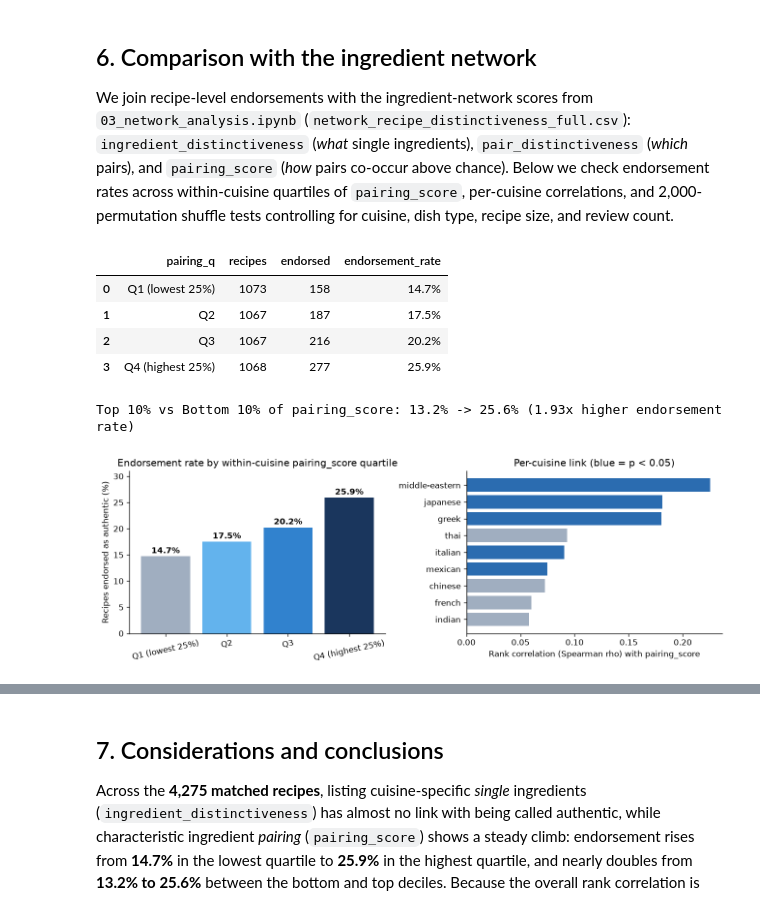
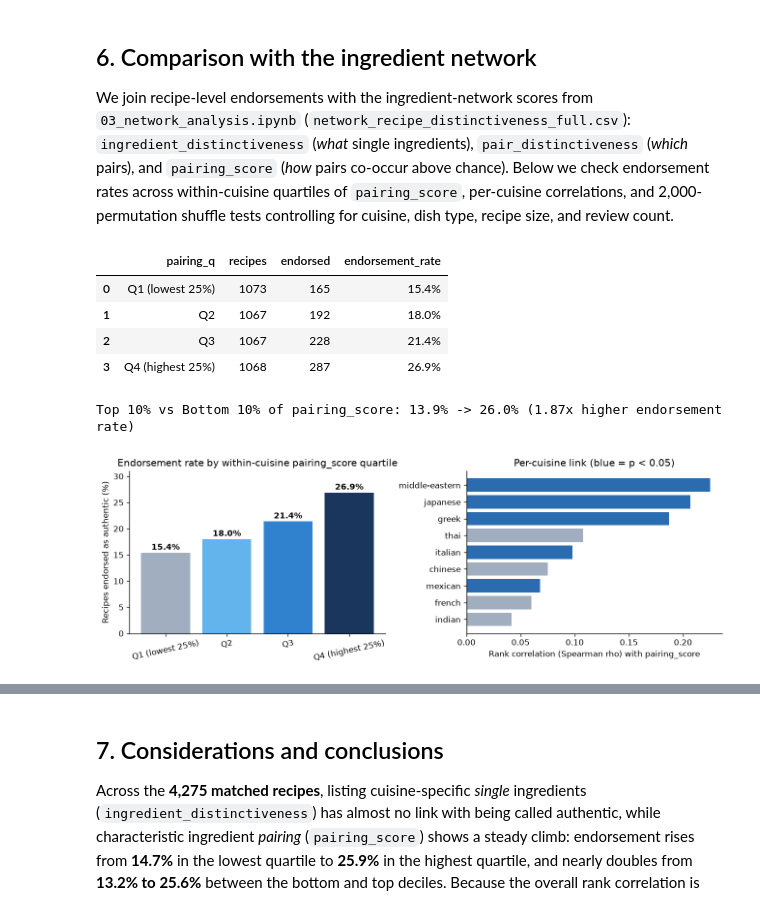
Before and after one commit to EstebanPerez99/cuisine-networks, a Jupyter notebook: notebooks/04_authenticity_review_analysis.ipynb, the cells around one changed output, grey strips where cells are left out. Drawn from its saved outputs; the diff is of its cells as text; code cells hidden in the pictures.

Commit message:
Run GTE embedding, KWIC flags, 5-fold CV, LogisticRegression, and network join live in notebook 04

```diff
--- a/notebooks/04_authenticity_review_analysis.ipynb
+++ b/notebooks/04_authenticity_review_analysis.ipynb
@@ -216,7 +313,22 @@ Sample of manually labeled HELD-OUT TEST reviews (3 positive, 3 negative):
 
 On the 100 unseen test reviews, the model reaches **94.1% precision (16/17)** and **72.7% recall (16/22; F1 = 0.821)**. Below we summarize its predictions across all **7,281** Word2Vec-filtered reviews.
 # %%
-pred_reviews = pd.read_csv(MODEL_DIR / "broad_review_predictions.csv")
+# Score all 7,281 Word2Vec-filtered reviews live with the fitted scaler & Logistic Regression
+# (uses cached GTE vectors if present for speed; otherwise embeds directly with embed_gte)
+pred_reviews = filtered_reviews.copy()
+cache_path = W2V_DIR / "gte_dictionary_review_vectors.npz"
+if cache_path.exists():
+    with np.load(cache_path) as cache:
+        idx = pd.Index(cache["ids"]).get_indexer(pred_reviews["review_id"])
+        assert (idx >= 0).all()
+        all_review_vecs = cache["vectors"][idx].astype(np.float32)
+else:
+    all_review_vecs = embed_gte(pred_reviews["full_review"].tolist(), batch_size=64)
+
+X_all = np.column_stack([all_review_vecs @ anchor_vectors.T, kwic_flags(pred_reviews["full_review"])])
+pred_reviews["score"] = clf.decision_function(scaler.transform(X_all) * WEIGHTS)
+pred_reviews["predicted_endorsement"] = pred_reviews["score"] >= cutoff
+
 n_pos_rev = int(pred_reviews["predicted_endorsement"].sum())
 n_pos_rec = int(pred_reviews.loc[pred_reviews["predicted_endorsement"], "recipe_id"].nunique())
 n_tot_rec = int(pred_reviews["recipe_id"].nunique())
@@ -284,12 +396,17 @@ def classify_title(title: str) -> str:
         return "drink"
     return "other"
 
-joined = pd.read_csv(MODEL_DIR / "giulia_recipe_join.csv")
-max_score = pred_reviews.groupby("recipe_id")["score"].max().rename("max_score")
+network = pd.read_csv(DATA / "network_recipe_distinctiveness_full.csv")
+recipe_preds = pred_reviews.groupby("recipe_id").agg(
+    matched_reviews=("review_id", "size"),
+    endorsing_reviews=("predicted_endorsement", "sum"),
+    max_score=("score", "max"),
+).reset_index()
+recipe_preds["predicted_endorsement"] = recipe_preds["endorsing_reviews"] > 0
+
 m = (
-    joined[joined["matched_reviews"] > 0]
+    network.merge(recipe_preds, on="recipe_id", how="inner")
     .merge(recipes[["recipe_id", "name", "n_ingredients"]], on="recipe_id", how="left")
-    .merge(max_score, on="recipe_id", how="left")
     .dropna(subset=["pairing_score"])
     .reset_index(drop=True)
 )
@@ -310,39 +427,39 @@ q_df = m.groupby("pairing_q", observed=False).agg(
 display(q_df.assign(endorsement_rate=lambda d: d["endorsement_rate"].map("{:.1%}".format)))
 
 d_rates = m.groupby("pairing_d", observed=False)["y"].mean()
 print(f"Top 10% vs Bottom 10% of pairing_score: {d_rates.iloc[0]:.1%} -> {d_rates.iloc[-1]:.1%} "
       f"({d_rates.iloc[-1]/d_rates.iloc[0]:.2f}x higher endorsement rate)")
 
 # Plot quartiles & per-cuisine correlations side-by-side
 fig, (ax1, ax2) = plt.subplots(1, 2, figsize=(11, 3.8))
 ax1.bar(q_df["pairing_q"], q_df["endorsement_rate"] * 100, color=["#a0aec0", "#63b3ed", "#3182ce", "#1a365d"])
 for i, v in enumerate(q_df["endorsement_rate"] * 100):
     ax1.text(i, v + 0.6, f"{v:.1f}%", ha="center", fontweight="bold")
 ax1.set_ylim(0, 31)
 ax1.set_ylabel("Recipes endorsed as authentic (%)")
 ax1.set_title("Endorsement rate by within-cuisine pairing_score quartile")
 ax1.tick_params(axis="x", rotation=12)
 
 c_rows = []
 for c, g in m.groupby("cuisine"):
     r, p = spearmanr(g["y"], g["pairing_score"])
     c_rows.append({"cuisine": c, "n": len(g), "endorsed": int(g["y"].sum()), "rho": r, "p": p})
 c_df = pd.DataFrame(c_rows).sort_values("rho")
 colors = ["#2b6cb0" if p < 0.05 else "#a0aec0" for p in c_df["p"]]
 ax2.barh(c_df["cuisine"], c_df["rho"], color=colors)
 ax2.axvline(0, color="black", linewidth=0.8)
 ax2.set_xlabel("Rank correlation (Spearman rho) with pairing_score")
 ax2.set_title("Per-cuisine link (blue = p < 0.05)")
 plt.tight_layout()
 plt.show()
 # %% [output]
 |  | pairing_q | recipes | endorsed | endorsement_rate |
-| 0 | Q1 (lowest 25%) | 1073 | 158 | 14.7% |
-| 1 | Q2 | 1067 | 187 | 17.5% |
-| 2 | Q3 | 1067 | 216 | 20.2% |
-| 3 | Q4 (highest 25%) | 1068 | 277 | 25.9% |
+| 0 | Q1 (lowest 25%) | 1073 | 165 | 15.4% |
+| 1 | Q2 | 1067 | 192 | 18.0% |
+| 2 | Q3 | 1067 | 228 | 21.4% |
+| 3 | Q4 (highest 25%) | 1068 | 287 | 26.9% |
-Top 10% vs Bottom 10% of pairing_score: 13.2% -> 25.6% (1.93x higher endorsement rate)
+Top 10% vs Bottom 10% of pairing_score: 13.9% -> 26.0% (1.87x higher endorsement rate)
-[figure, old version]
+[figure, new version]
 # %%
 # Week 2 within-cuisine / stratified label-shuffle null tests (2,000 permutations)
 def shuffle_test(df, y_col, x_col, strata, n_perm=2000, seed=42):
```
Also changed, not shown: parts of 6 cells of this notebook.
